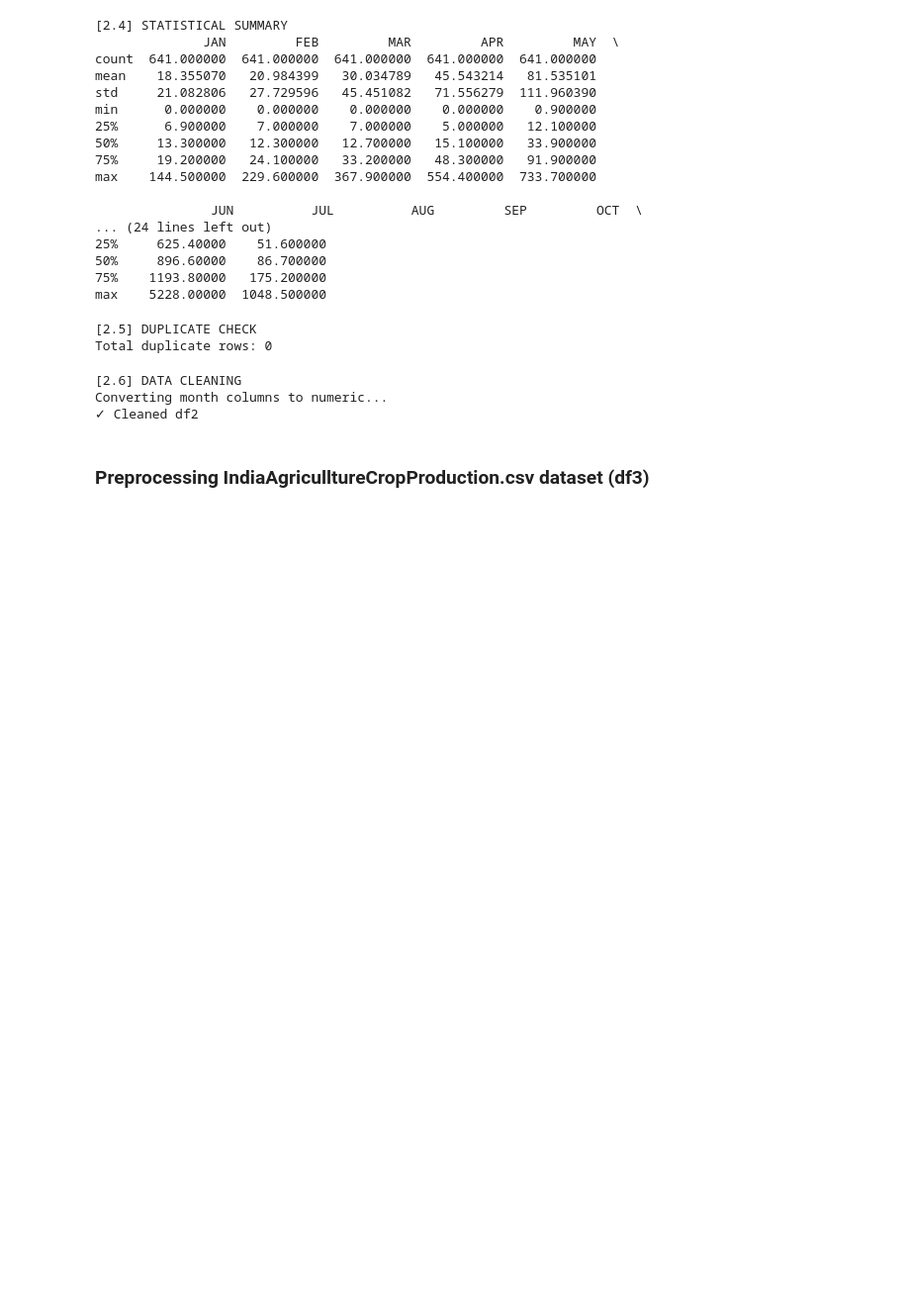
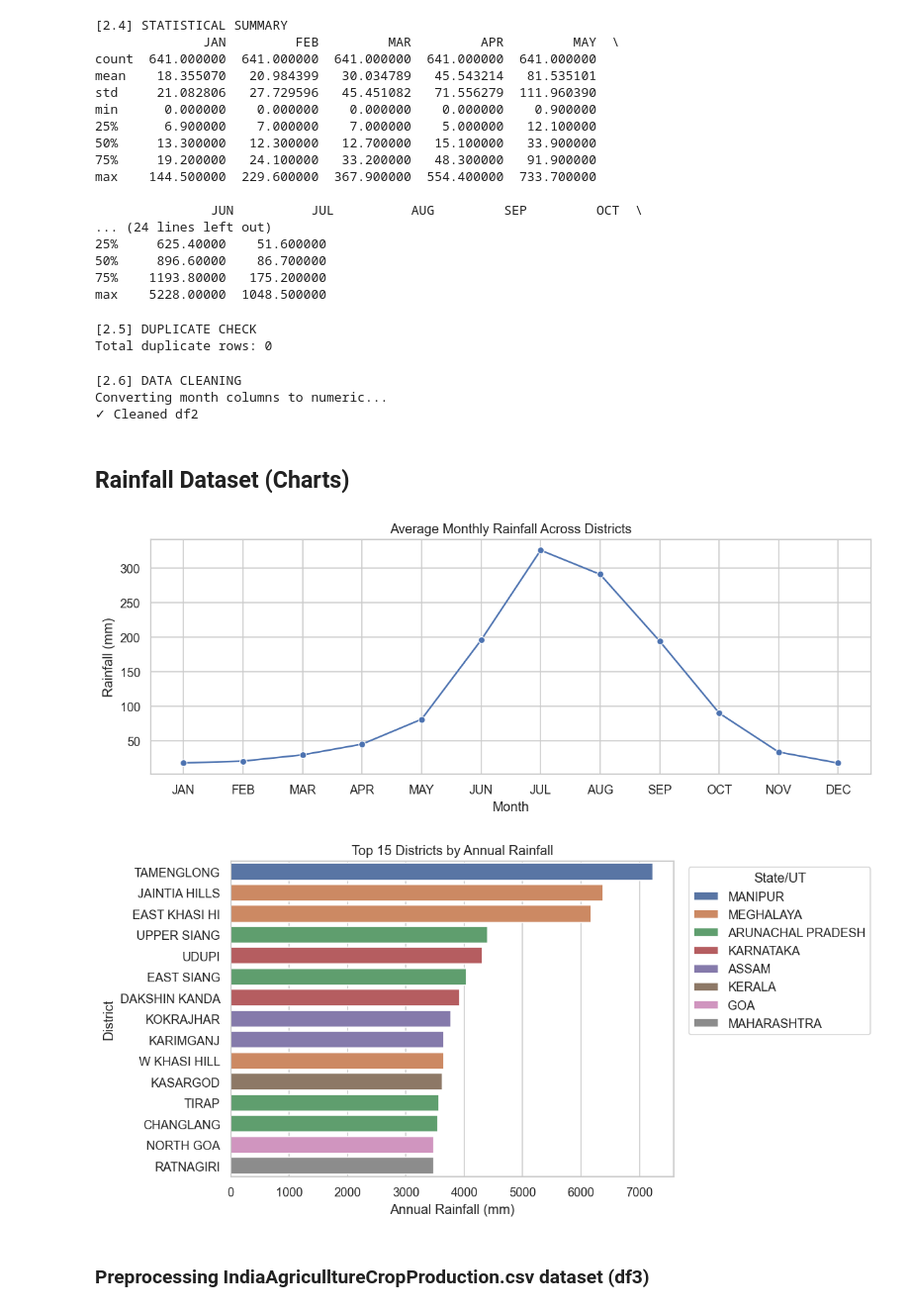
Before and after one commit to Spencer-1S/CSYP-ML, a Jupyter notebook: Models/model.ipynb, the cells around one changed output. Shown at 99% size. Saved outputs shown, nothing was run; the diff lists cells and outputs as text; code cells hidden in the pictures; blank space fills up the shorter version.

```diff
--- a/Models/model.ipynb
+++ b/Models/model.ipynb
@@ -556,6 +592,38 @@ print("✓ Cleaned df2")
 [2.6] DATA CLEANING
 Converting month columns to numeric...
 ✓ Cleaned df2
+# %% [markdown]
+## Rainfall Dataset (Charts)
+# %%
+# Charts for Dataset 2 (DistrictWiseRainfallNormal)
+
+month_cols = ['JAN','FEB','MAR','APR','MAY','JUN','JUL','AUG','SEP','OCT','NOV','DEC']
+available_months = [c for c in month_cols if c in df2.columns]
+
+# 1) Average monthly rainfall across all districts
+monthly_avg = df2[available_months].mean(numeric_only=True)
+plt.figure(figsize=(10, 4))
+sns.lineplot(x=monthly_avg.index, y=monthly_avg.values, marker='o')
+plt.title('Average Monthly Rainfall Across Districts')
+plt.xlabel('Month')
+plt.ylabel('Rainfall (mm)')
+plt.tight_layout()
+plt.show()
+
+# 2) Top 15 districts by annual rainfall
+if 'ANNUAL' in df2.columns:
+    top = df2[['STATE_UT_NAME','DISTRICT','ANNUAL']].sort_values('ANNUAL', ascending=False).head(15)
+    plt.figure(figsize=(10, 5))
+    sns.barplot(data=top, y='DISTRICT', x='ANNUAL', hue='STATE_UT_NAME', dodge=False)
+    plt.title('Top 15 Districts by Annual Rainfall')
+    plt.xlabel('Annual Rainfall (mm)')
+    plt.ylabel('District')
+    plt.legend(title='State/UT', bbox_to_anchor=(1.02, 1), loc='upper left')
+    plt.tight_layout()
+    plt.show()
+# %% [output]
+[figure, added]
+[figure, added]
 # %% [markdown]
 ### Preprocessing IndiaAgriculltureCropProduction.csv dataset (df3)
 # %%
```
Also changed, not shown: parts of 23 cells of this notebook, 2 other files.
